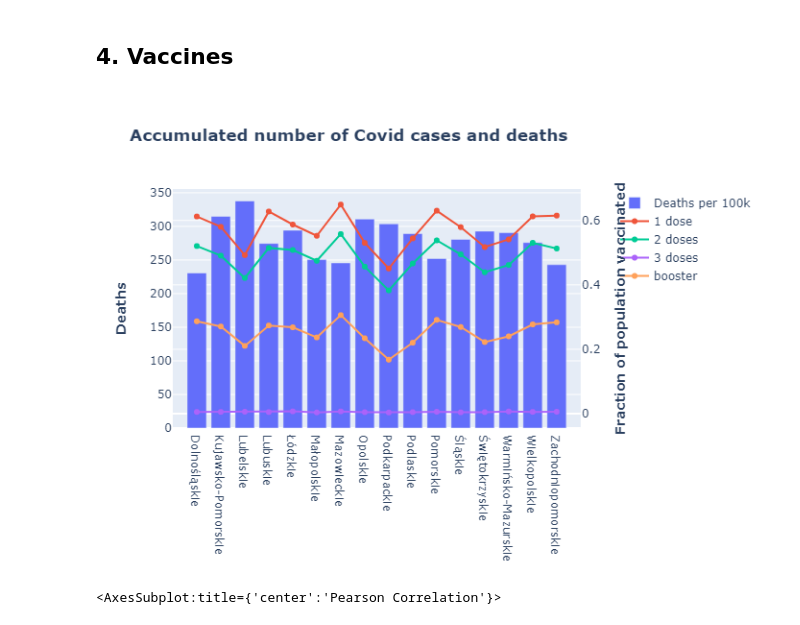
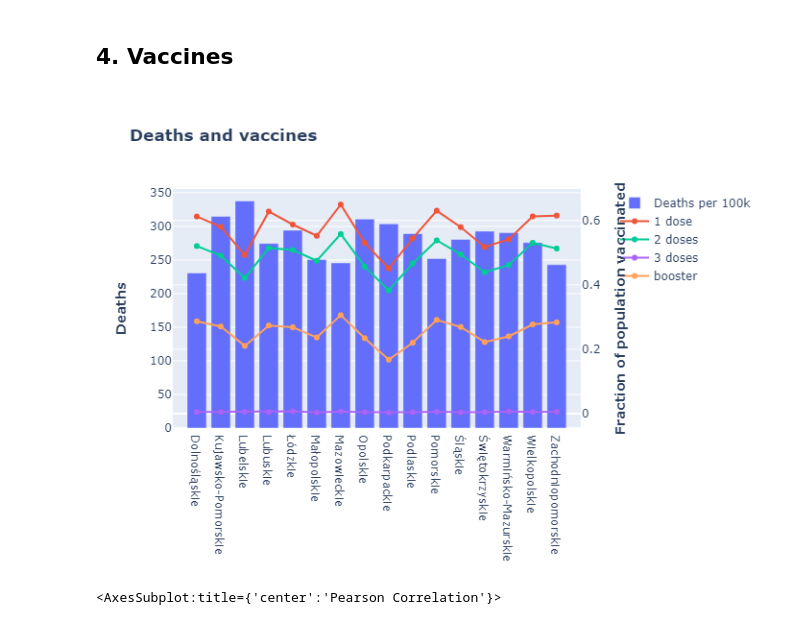
Before and after one commit to jakubjanosz/Covid-19-analysis, a Jupyter notebook: analysis.ipynb, the cells around one changed output. Saved outputs shown, nothing was run; the diff lists cells and outputs as text; code cells hidden in the pictures.

```diff
--- a/analysis.ipynb
+++ b/analysis.ipynb
@@ -255,30 +255,30 @@ data_vd = pd.merge(data_vacc, data_voiv, on = 'Voivodeship')
 # %%
 fig5 = make_subplots(specs=[[{"secondary_y": True}]])
 
 fig5.add_trace(
     go.Bar(x=data_vd['Voivodeship'], y=data_vd['Deaths per 100k people'], name='Deaths per 100k'),
     secondary_y=False,)
 
 fig5.add_trace(
     go.Scatter(x=data_vd['Voivodeship'], y=data_vd['dose1f'],name='1 dose'),
     secondary_y=True,)
 fig5.add_trace(
     go.Scatter(x=data_vd['Voivodeship'], y=data_vd['dose2f'],name='2 doses'),
     secondary_y=True,)
 fig5.add_trace(
     go.Scatter(x=data_vd['Voivodeship'], y=data_vd['dose3f'],name='3 doses'),
     secondary_y=True,)
 fig5.add_trace(
     go.Scatter(x=data_vd['Voivodeship'], y=data_vd['boosterf'],name='booster'),
     secondary_y=True,)
 
 fig5.update_yaxes(title_text="<b>Deaths</b>", secondary_y=False)
 fig5.update_yaxes(title_text="<b>Fraction of population vaccinated</b>", secondary_y=True)
-fig5.update_layout(title_text="<b>Accumulated number of Covid cases and deaths</b>")
+fig5.update_layout(title_text="<b>Deaths and vaccines</b>")
 
 fig5.show("png")
 # %% [output]
-[figure, old version]
+[figure, new version]
 # %%
 data_vd.drop(['dose1','dose2','dose3','booster','Total cases','Total deaths','Total cured','Population','population',
               'Total active cases','Active cases per 100k people','Cases per 100k people'], axis=1, inplace=True)
```
Also changed, not shown: parts of 3 cells of this notebook.
